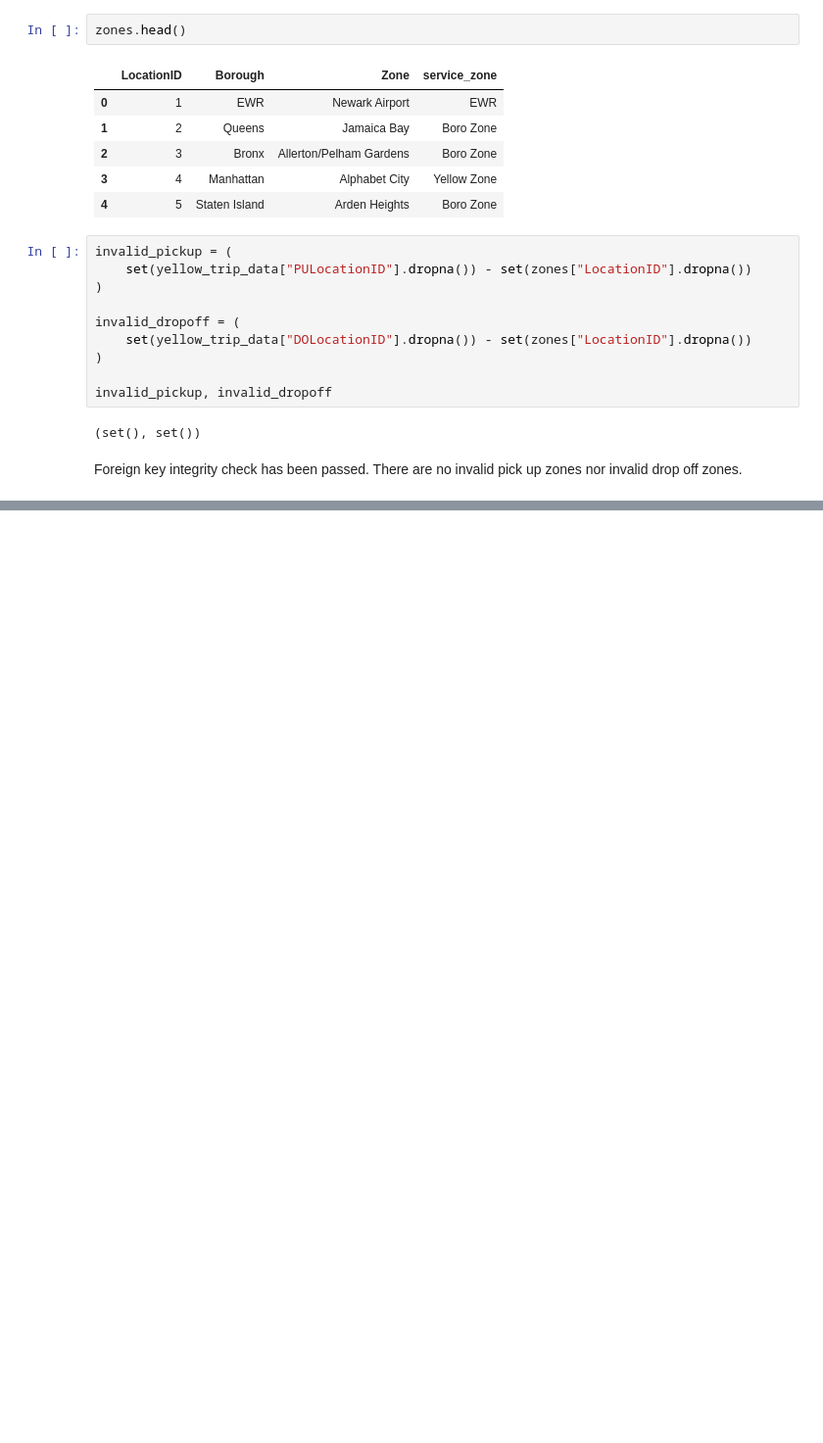
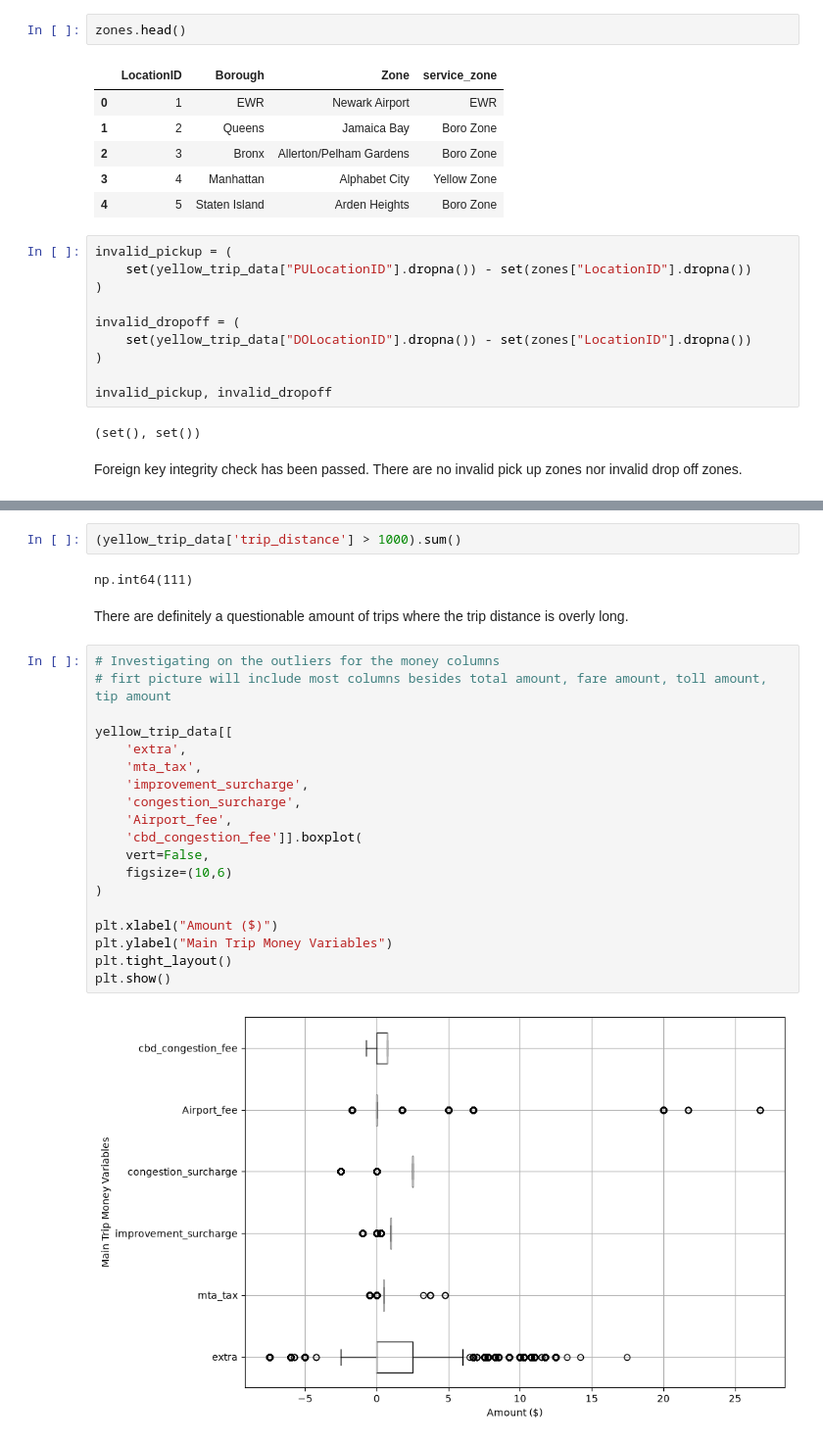
Before and after one commit to samuel54illinois/NYC_TLC_Trip_Record_Analysis, a Jupyter notebook: notebook_analysis/0_data_audit.ipynb, the cells around one changed output, grey strips where cells are left out. Shown at 98% size. Saved outputs shown, nothing was run; the diff lists cells and outputs as text; blank space fills up the shorter version.

```diff
--- a/notebook_analysis/0_data_audit.ipynb
+++ b/notebook_analysis/0_data_audit.ipynb
@@ -516,0 +609,27 @@ Foreign key integrity check has been passed. There are no invalid pick up zones
+# %%
+(yellow_trip_data['trip_distance'] > 1000).sum()
+# %% [output]
+np.int64(111)
+# %% [markdown]
+There are definitely a questionable amount of trips where the trip distance is overly long.
+# %%
+# Investigating on the outliers for the money columns
+# firt picture will include most columns besides total amount, fare amount, toll amount, tip amount
+
+yellow_trip_data[[
+    'extra',
+    'mta_tax',
+    'improvement_surcharge',
+    'congestion_surcharge',
+    'Airport_fee',
+    'cbd_congestion_fee']].boxplot(
+    vert=False,
+    figsize=(10,6)
+)
+
+plt.xlabel("Amount ($)")
+plt.ylabel("Main Trip Money Variables")
+plt.tight_layout()
+plt.show()
+# %% [output]
+[figure, added]
```
Also changed, not shown: parts of 17 cells of this notebook.
